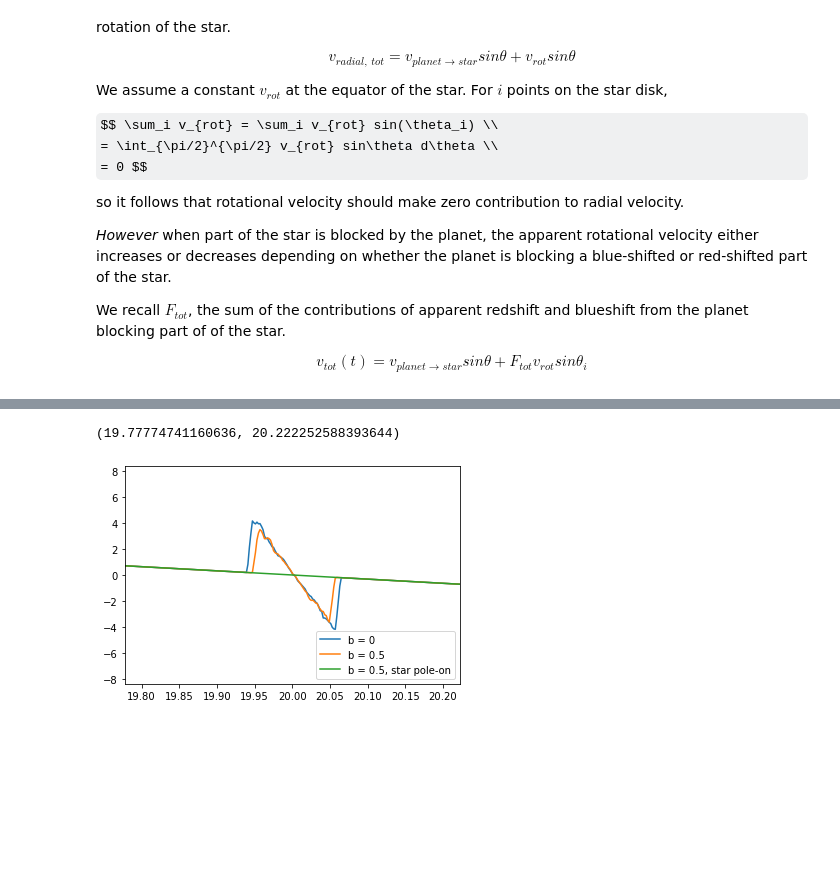
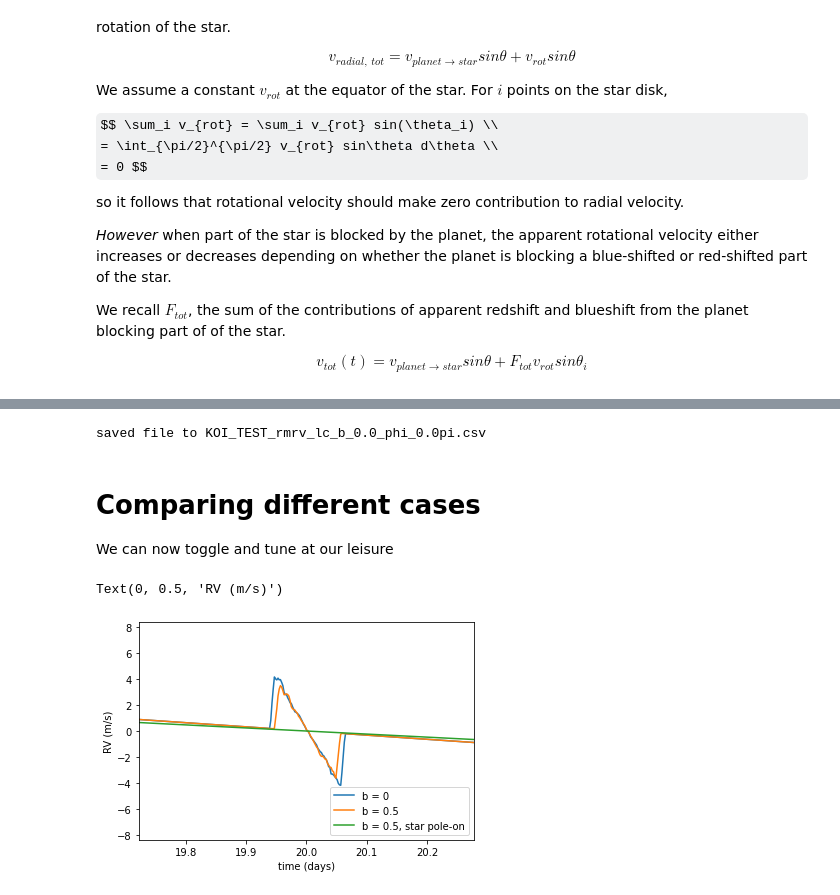
Before and after one commit to namagu/rossiter-mclaughlin-coaddventure, a Jupyter notebook: rv_from_scratch.ipynb, the cells around one changed output, grey strips where cells are left out. Saved outputs shown, nothing was run; the diff lists cells and outputs as text; code cells hidden in the pictures; some formulas as TeX source; blank space fills up the shorter version.

```diff
--- a/rv_from_scratch.ipynb
+++ b/rv_from_scratch.ipynb
@@ -810,8 +846,13 @@ time [d], radial velocity [m/s], theta [rad]"""
 rv_lc = np.array(list(zip(t_array.to(u.day).value, rmrv.value, thetas)))
 
 # save to csv
-np.savetxt(f"rmrv_lc_b_{b}_pole_on.csv", rv_lc,
+# tag = f"KOI_{koi}_phistar{phi_star}"
+filename=f"KOI_{koi}_rmrv_lc_b_{b}_phi_{phi_star/np.pi:.3}pi.csv"
+np.savetxt(filename, rv_lc,
            fmt="%.8f",
            delimiter=",",
            header=header
           )
+print(f"saved file to {filename}")
+# %% [output]
+saved file to KOI_TEST_rmrv_lc_b_0.0_phi_0.0pi.csv
@@ -824,14 +859,26 @@ rv_pole = pd.read_csv('./rmrv_lc_b_0.5_pole_on.csv', header=4, names=['time [d]'
-# %%
-fig = plt.figure()
-ax = fig.add_subplot()
-ax.plot(rv_flat['time [d]'], rv_flat['rv [m/s]'], label="b = 0")
-ax.plot(rv_above['time [d]'], rv_above['rv [m/s]'], label="b = 0.5")
-ax.plot(rv_pole['time [d]'], rv_pole['rv [m/s]'], label="b = 0.5, star pole-on")
-ax.legend(loc='lower right')
-
-middle = P.value  # 1 to start at 0
-window = 2*(dur.to(u.d))/P
-ax.set_xlim(middle*(1-window), middle*(1+window))
-# %% [output]
-(19.77774741160636, 20.222252588393644)
-[figure, removed]
+# %% [markdown]
+# Comparing different cases
+
+We can now toggle and tune at our leisure
+# %%
+# comparing b=0, b=0.5 cases (star normal), b=0 star pole-on case
+rv_flat = pd.read_csv('./rmrv_lc_b_0.0.csv', header=4, names=['time [d]', 'rv [m/s]', 'theta [rad]'])
+rv_above = pd.read_csv('./rmrv_lc_b_0.5.csv', header=4, names=['time [d]', 'rv [m/s]', 'theta [rad]'])
+rv_pole = pd.read_csv('./rmrv_lc_b_0.0_phi_0.5pi.csv', header=4, names=['time [d]', 'rv [m/s]', 'theta [rad]'])
+# %%
+fig = plt.figure()
+ax = fig.add_subplot()
+ax.plot(rv_flat['time [d]'], rv_flat['rv [m/s]'], label="b = 0")
+ax.plot(rv_above['time [d]'], rv_above['rv [m/s]'], label="b = 0.5")
+ax.plot(rv_pole['time [d]'], rv_pole['rv [m/s]'], label="b = 0.5, star pole-on")
+ax.legend(loc='lower right')
+
+middle = P.value  # 1 to start at 0
+window = 2*(dur.to(u.d))/P
+ax.set_xlim(middle*(1-window), middle*(1+window))
+
+ax.set_xlabel('time (days)')
+ax.set_ylabel('RV (m/s)')
+# %% [output]
+Text(0, 0.5, 'RV (m/s)')
+[figure, added]
```
Also changed, not shown: parts of 20 cells of this notebook, 1 other file.
